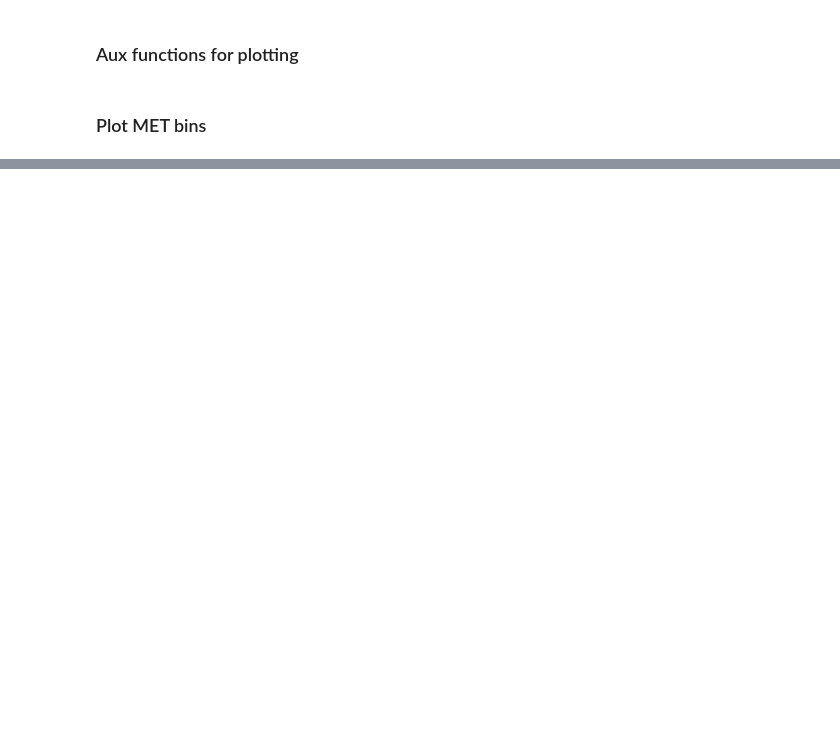
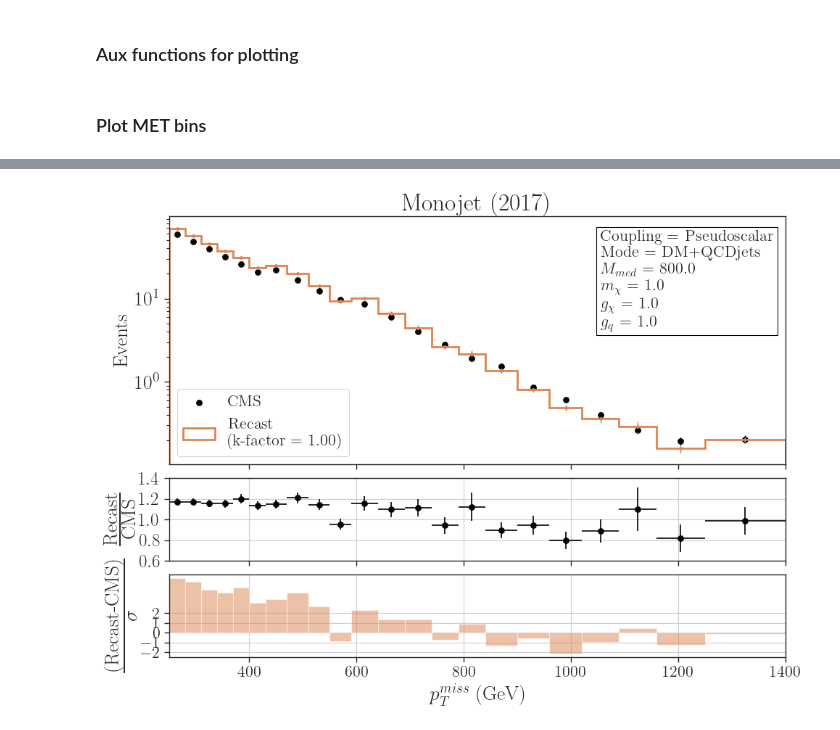
Before and after one commit to andlessa/MonoXSMS, a Jupyter notebook: notebooks/cms_exo_20_004-CompSpin0.ipynb, the cells around one changed output, grey strips where cells are left out. Drawn from its saved outputs; the diff is of its cells as text; code cells hidden in the pictures; blank space fills up the shorter version.

```diff
--- a/notebooks/cms_exo_20_004-CompSpin0.ipynb
+++ b/notebooks/cms_exo_20_004-CompSpin0.ipynb
@@ -217,0 +345,93 @@ for ds in dfModel['Data-takingperiod'].unique():
+# %%
+bins,binsError,binCenter,binLeft = getBins(dfModel, rightBin=1400)
+
+for ds in dfModel['Data-takingperiod'].unique():
+    dfDS = dfModel[dfModel['Data-takingperiod'] == ds]
+    f, axarr = plt.subplots(3,sharex=True, gridspec_kw = {'height_ratios':[3, 1, 1]},figsize=(10,8))
+    plt.subplots_adjust(left=0.12, bottom=0.12, right=0.97, top=None, wspace=None, hspace=0.1)
+
+    data = {}
+    dataError = {}
+    for label in dfDS['filename']:
+        dfSingle = dfDS[dfDS['filename'] == label]
+        d,dError = getMETbins(dfSingle,bins,binsError)
+        data[label] = d
+        dataError[label] = dError
+
+    colors = {label : sns.color_palette('deep')[i] for i,label in enumerate(data.keys())}
+    colors['CMS'] = 'black'
+    weightsCMS = np.array([data['CMS'][c] for c in bins])
+    kfactors = getKfactors(data)
+    for label in data:
+#         kfactor = kfactors[label]
+        kfactor = 1.0
+        weights = kfactor*np.array([data[label][c] for c in bins])
+        error = kfactor*np.array([dataError[label][c] for c in binsError])
+        errorCMS = np.array([dataError['CMS'][c] for c in binsError])
+        if label == 'CMS':
+            axarr[0].scatter(x=binCenter,y=weights,s=30,c=colors[label],label=label)
+            axarr[0].errorbar(binCenter,weights,yerr=errorCMS, marker = '.', elinewidth=1.0,
+                              drawstyle = 'steps-mid',linewidth=0.0,color=colors[label])
+        else:
+            axarr[0].hist(binCenter,bins=binLeft,
+                           label='Recast \n (k-factor = %1.2f)' %kfactor,linewidth=2,
+                           weights=weights,histtype='step',
+                          color=colors[label])
+            axarr[0].errorbar(binCenter,weights,yerr=error, marker = '.', elinewidth=1.0,
+                              drawstyle = 'steps-mid',linewidth=0.0,color=colors[label])
+
+            relDiff = (weights-weightsCMS)/weightsCMS
+            ratio = weights/weightsCMS
+#             relDiffErr = (weights-weightsCMS)/error
+            sigma = np.sqrt(error**2 + errorCMS**2)
+            relDiffErr = (weights-weightsCMS)/sigma
+            ratioErr = np.sqrt(error**2 + ratio**2 * errorCMS**2)/weightsCMS
+            errorh = (np.diff(binLeft+[2000.])/2).tolist()
+
+
+            #Plot ratio
+            label1 = r'$\frac{\mbox{(Recast-CMS)}}{\mbox{$\sigma$}}$'
+            label2 = r'$\frac{\mbox{Recast}}{\mbox{CMS}}$'
+#             axarr[1].plot(binCenter,relDiffErr,linewidth=3.0,color=colors[label],
+#                           label=label1,alpha=0.5)
+#             axarr[1].plot(binCenter,ratio,linewidth=3.0,color=colors[label],linestyle='--',
+#                           label=label2)
+#             height1 = ratio - 1
+            height2 = relDiffErr
+#             axarr[1].hist(binCenter,bins=binLeft,color=colors[label],weights=height1, bottom=1.0)
+#             axarr[1].bar(binCenter,height, align='edge')
+            axarr[1].scatter(x=binCenter, y=ratio, s=30, c='black')
+            axarr[1].errorbar(binCenter, ratio, yerr=ratioErr, xerr=errorh[:-1], fmt='.', c='black')
+            axarr[2].hist(binCenter,bins=binLeft,color=colors[label], weights=height2,
+                          alpha=0.5)
+
+
+
+
+    axarr[1].set_yticks([0.,0.2,0.4,0.6,0.8,1.0,1.2,1.4,1.6,1.8,2.0])
+    axarr[2].set_yticks([-2.0,-1.0,0.0,1.0,2.0])
+    axarr[2].grid(True)
+    axarr[1].grid(True)
+    axarr[2].set_xlabel(r'$p_{T}^{miss}$ (GeV)', fontsize=20)
+    axarr[0].set_yscale('log')
+    axarr[0].set_ylabel('Events', fontsize=20)
+    axarr[1].set_ylabel(label2, fontsize=20)
+    axarr[2].set_ylabel(label1, fontsize=20)
+    axarr[0].legend(loc='lower left')
+    axarr[0].tick_params(labelsize=20)
+    axarr[1].tick_params(labelsize=18)
+    axarr[0].tick_params(labelsize=20)
+#     axarr[1].legend()
+#     axarr[2].legend(loc='upper right')
+
+    axarr[0].text(0.7,4,textstr,fontsize=16,bbox=dict(facecolor='none', edgecolor='black'),
+         transform = plt.gca().transAxes)
+
+    # axarr[0].set_ylim(1e-2,1e3)
+    axarr[0].set_xlim(250,1400)
+    axarr[1].set_ylim(0.6,1.4)
+    axarr[0].set_title('Monojet (%s)' %ds, fontsize = 24)
+
+plt.show()
+# %% [output]
+[figure, added]
```
Also changed, not shown: parts of 24 cells of this notebook, 46 other files.
